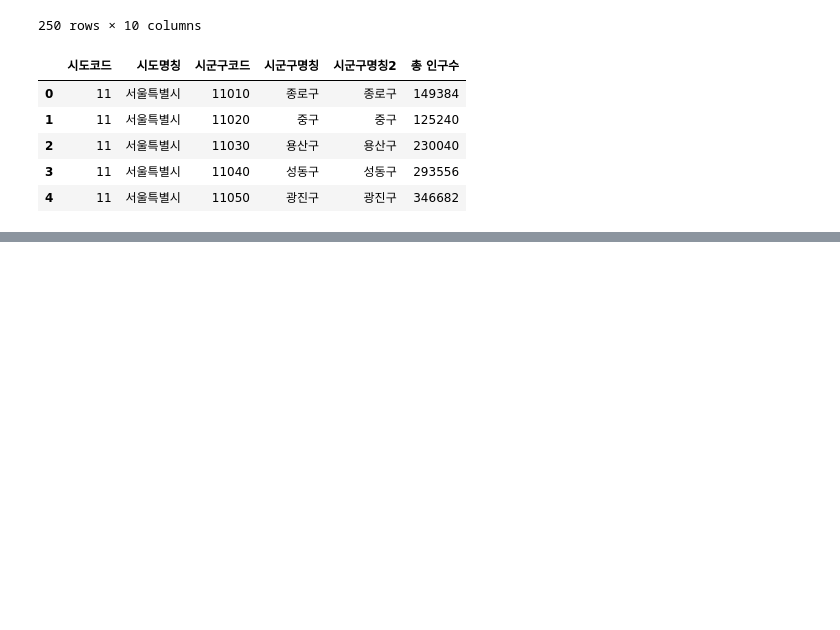
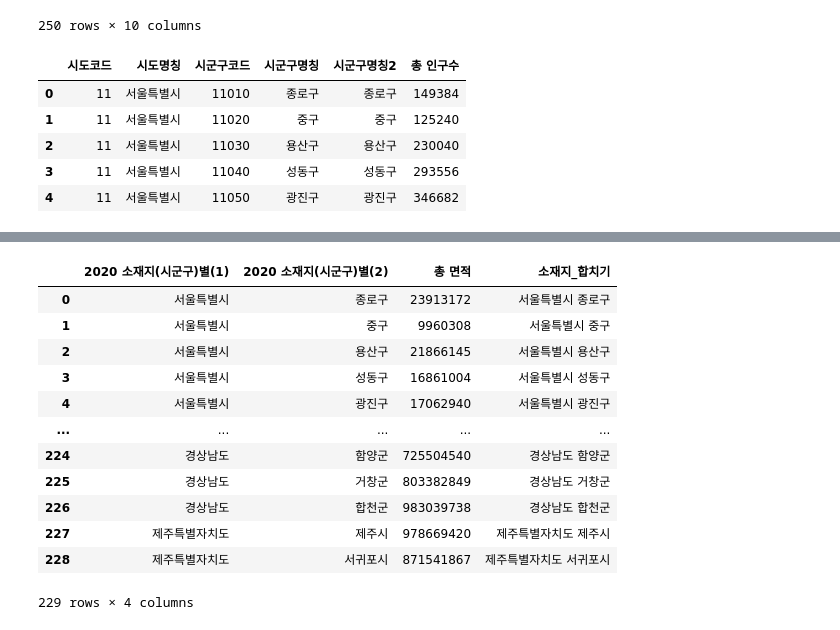
Before and after one commit to subinJi/daitgirls_5th_final, a Jupyter notebook: 0. Data_sigoongoo_population.ipynb, the cells around one changed output, grey strips where cells are left out. Saved outputs shown, nothing was run; the diff lists cells and outputs as text; code cells hidden in the pictures; blank space fills up the shorter version.

```diff
--- a/0. Data_sigoongoo_population.ipynb
+++ b/0. Data_sigoongoo_population.ipynb
@@ -227,0 +233,4 @@ population_sigoongu.to_excel('population_sigoongu.xlsx')
+# %%
+# 필요없는 columns 삭제
+measure = measure[["소재지(시군구)별(1)","소재지(시군구)별(2)","2020"]]
+measure.head()
@@ -227,0 +282,19 @@ population_sigoongu.to_excel('population_sigoongu.xlsx')
+# %%
+# measure 데이터에서 "소재지(시군구)별(1)"&" "&"소재지(시군구)별(2)" 합쳐서 새 컬럼 만들기
+column = ['소재지(시군구)별(1)', '소재지(시군구)별(2)']
+measure['소재지_합치기'] = po[column].apply(lambda row: ' '.join(row.values.astype(str)), axis=1)
+measure
+# %% [output]
+|  | 2020 소재지(시군구)별(1) | 2020 소재지(시군구)별(2) | 총 면적 | 소재지_합치기 |
+| 0 | 서울특별시 | 종로구 | 23913172 | 서울특별시 종로구 |
+| 1 | 서울특별시 | 중구 | 9960308 | 서울특별시 중구 |
+| 2 | 서울특별시 | 용산구 | 21866145 | 서울특별시 용산구 |
+| 3 | 서울특별시 | 성동구 | 16861004 | 서울특별시 성동구 |
+| 4 | 서울특별시 | 광진구 | 17062940 | 서울특별시 광진구 |
+| ... | ... | ... | ... | ... |
+| 224 | 경상남도 | 함양군 | 725504540 | 경상남도 함양군 |
+| 225 | 경상남도 | 거창군 | 803382849 | 경상남도 거창군 |
+| 226 | 경상남도 | 합천군 | 983039738 | 경상남도 합천군 |
+| 227 | 제주특별자치도 | 제주시 | 978669420 | 제주특별자치도 제주시 |
+| 228 | 제주특별자치도 | 서귀포시 | 871541867 | 제주특별자치도 서귀포시 |
+229 rows × 4 columns
```
Also changed, not shown: parts of 10 cells of this notebook.
